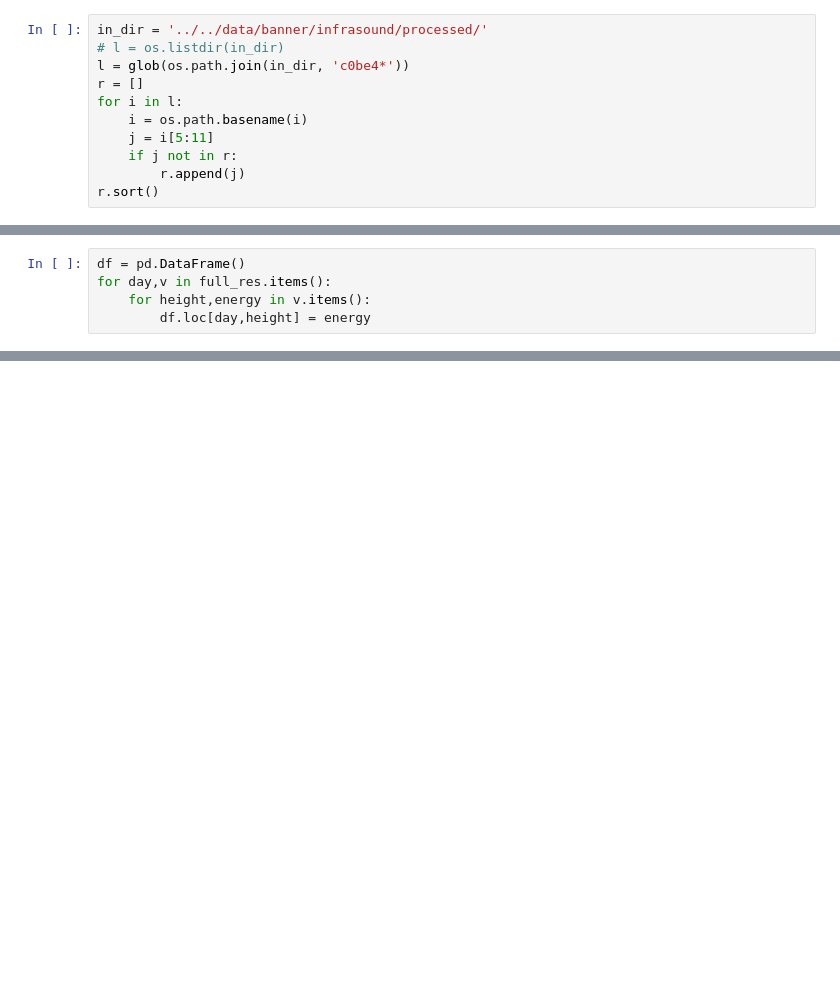
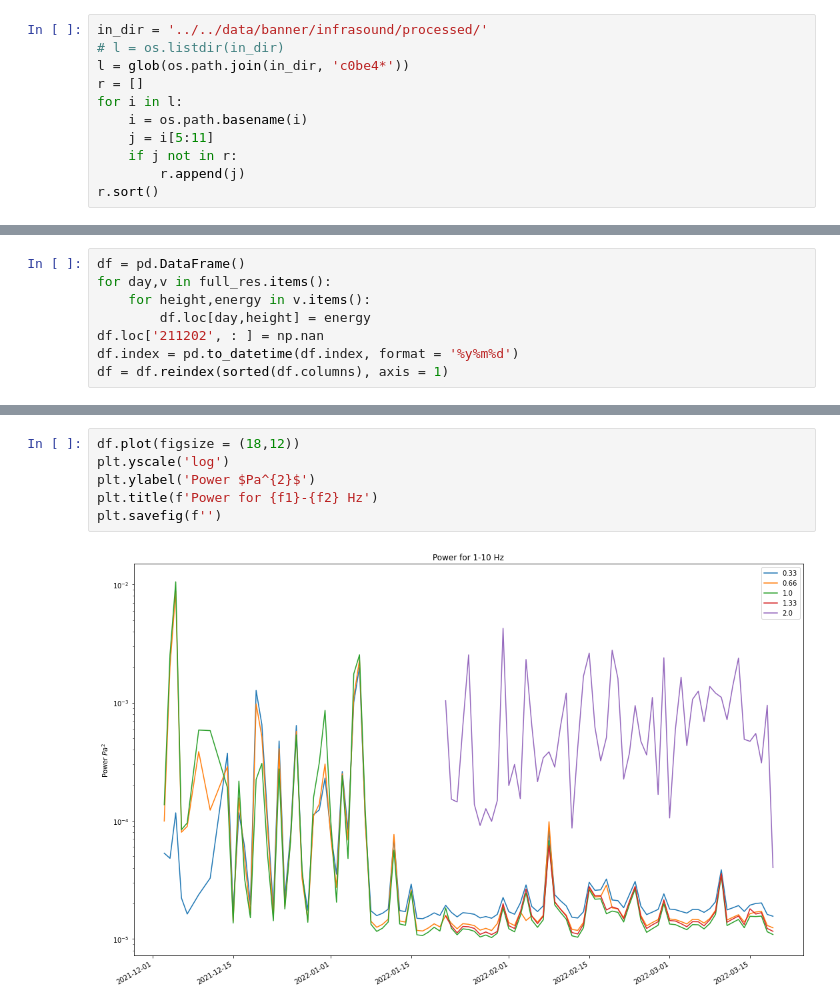
Before and after one commit to ZachHoppinen/infrasound-snow-attenuation, a Jupyter notebook: src/analysis/power_daily.ipynb, the cells around one changed output, grey strips where cells are left out. Drawn from its saved outputs; the diff is of its cells as text; blank space fills up the shorter version.

```diff
--- a/src/analysis/power_daily.ipynb
+++ b/src/analysis/power_daily.ipynb
@@ -52,3 +117,6 @@ df = pd.DataFrame()
 for day,v in full_res.items():
     for height,energy in v.items():
         df.loc[day,height] = energy
+df.loc['211202', : ] = np.nan
+df.index = pd.to_datetime(df.index, format = '%y%m%d')
+df = df.reindex(sorted(df.columns), axis = 1)
@@ -59,0 +123,8 @@ plt.yscale('log')
+# %%
+df.plot(figsize = (18,12))
+plt.yscale('log')
+plt.ylabel('Power $Pa^{2}$')
+plt.title(f'Power for {f1}-{f2} Hz')
+plt.savefig(f'')
+# %% [output]
+[figure, added]
```
Also changed, not shown: parts of 15 cells of this notebook, 2 other files.
